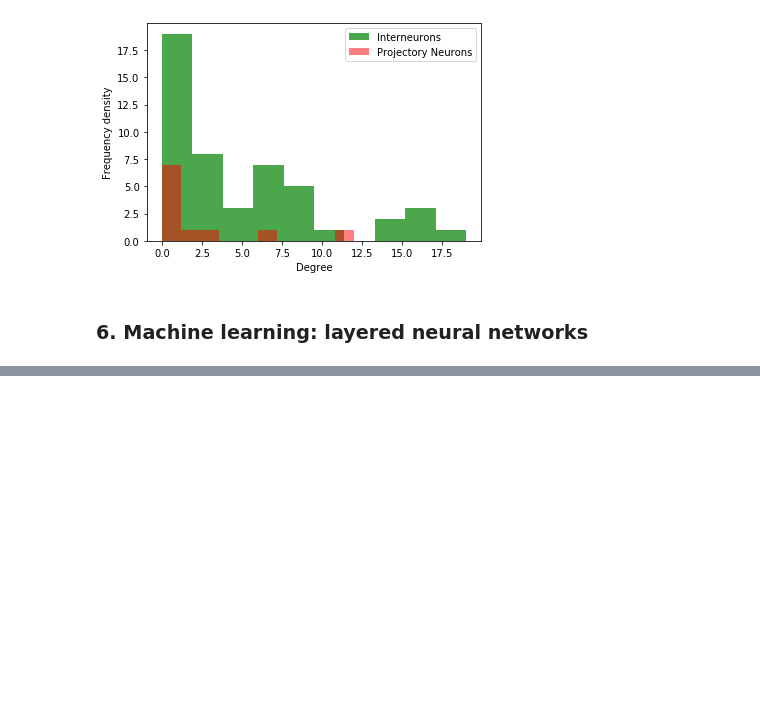
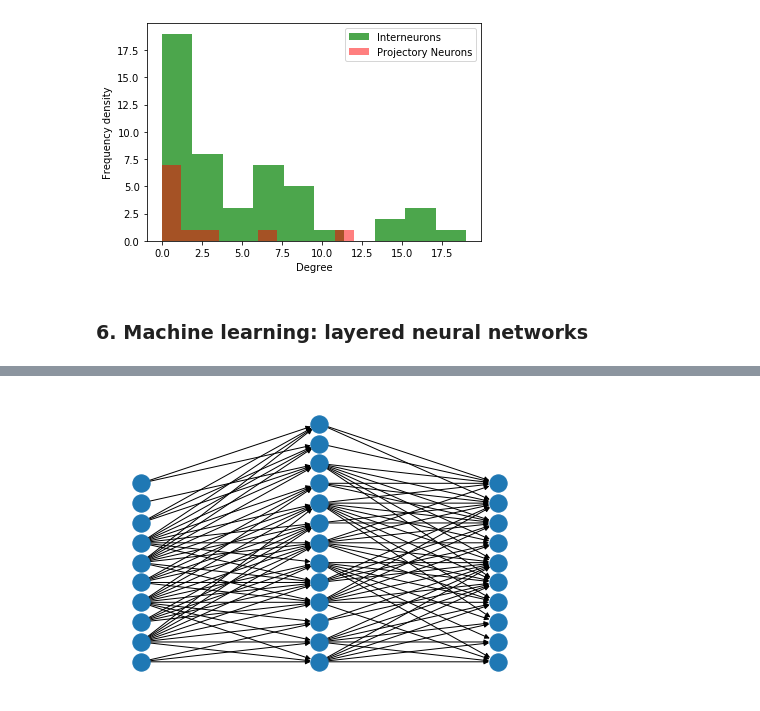
Before and after one commit to rnartallo/randomlygrownnetworks, a Jupyter notebook: HypExtRandNN.ipynb, the cells around one changed output, grey strips where cells are left out. Cells and saved outputs as stored; diff of their text form; code cells hidden in the pictures; blank space fills up the shorter version.

```diff
--- a/HypExtRandNN.ipynb
+++ b/HypExtRandNN.ipynb
@@ -274,0 +340,5 @@ cngt.plotLocProjDegreeDistribution(degrees[0],degrees[1])
+# %%
+G=lngt.makeLayeredGraph(lngt.removeUnusedNodes(lngt.removeDisconnectedNodes(LayeredNetwork)))
+lngt.plotLayeredGraph(G)
+# %% [output]
+[figure, added]
```
Also changed, not shown: parts of 26 cells of this notebook, 4 other files.
